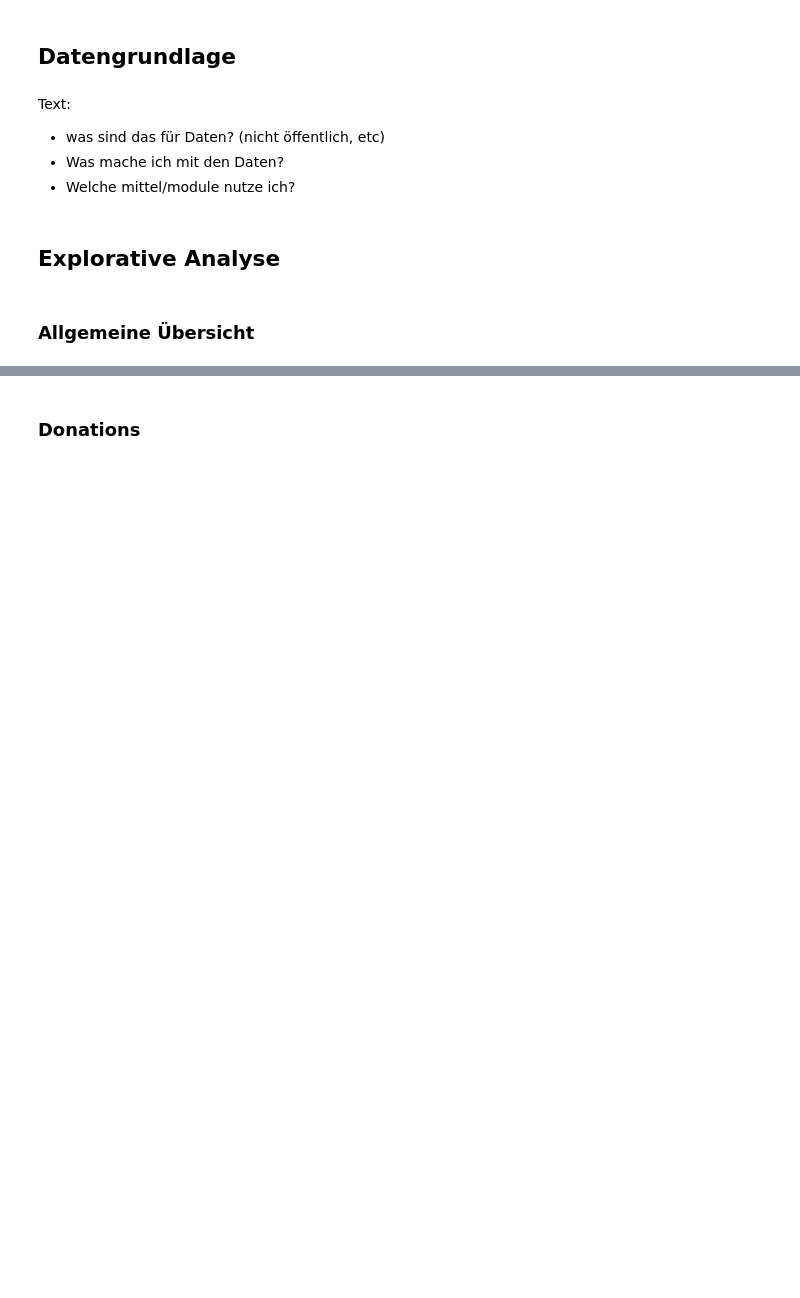
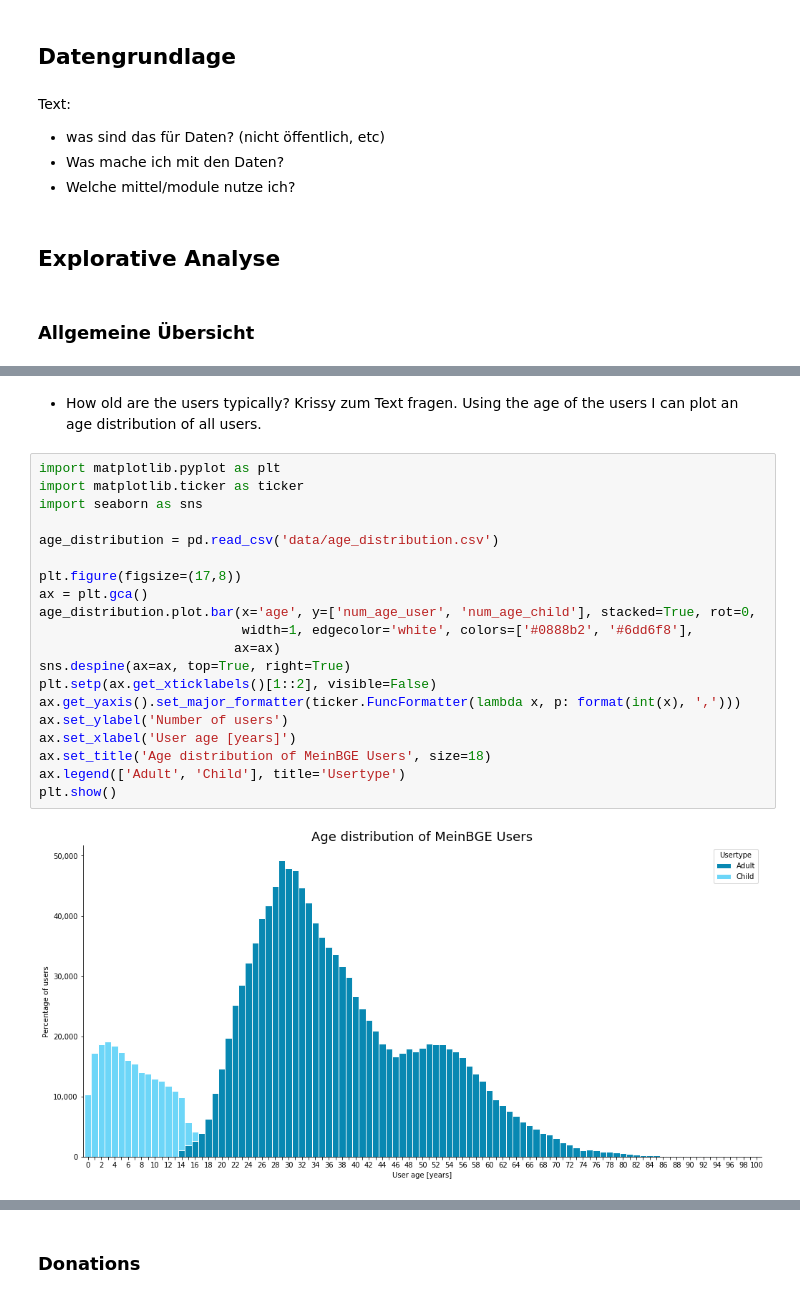
Before and after one commit to adrian-baumann/basic-income-explorative-analysis, a Jupyter notebook: MeinBGE-Data-Analysis.ipynb, the cells around one changed output, grey strips where cells are left out. Drawn from its saved outputs; the diff is of its cells as text; blank space fills up the shorter version.

Commit message:
Added many plots and a little text

```diff
--- a/MeinBGE-Data-Analysis.ipynb
+++ b/MeinBGE-Data-Analysis.ipynb
@@ -37,0 +51,26 @@ In the last years <i>Anzahl Erwachsene mit GE</i> adult users and <i>Anzahl Kind
+# %% [markdown]
+- How old are the users typically?
+Krissy zum Text fragen.
+Using the age of the users I can plot an age distribution of all users.
+# %%
+import matplotlib.pyplot as plt
+import matplotlib.ticker as ticker
+import seaborn as sns
+
+age_distribution = pd.read_csv('data/age_distribution.csv')
+
+plt.figure(figsize=(17,8))
+ax = plt.gca()
+age_distribution.plot.bar(x='age', y=['num_age_user', 'num_age_child'], stacked=True, rot=0,
+                          width=1, edgecolor='white', colors=['#0888b2', '#6dd6f8'],
+                         ax=ax)
+sns.despine(ax=ax, top=True, right=True)
+plt.setp(ax.get_xticklabels()[1::2], visible=False)
+ax.get_yaxis().set_major_formatter(ticker.FuncFormatter(lambda x, p: format(int(x), ',')))
+ax.set_ylabel('Number of users')
+ax.set_xlabel('User age [years]')
+ax.set_title('Age distribution of MeinBGE Users', size=18)
+ax.legend(['Adult', 'Child'], title='Usertype')
+plt.show()
+# %% [output]
+[figure, added]
```
Also changed, not shown: parts of 28 cells of this notebook, 8 other files.
